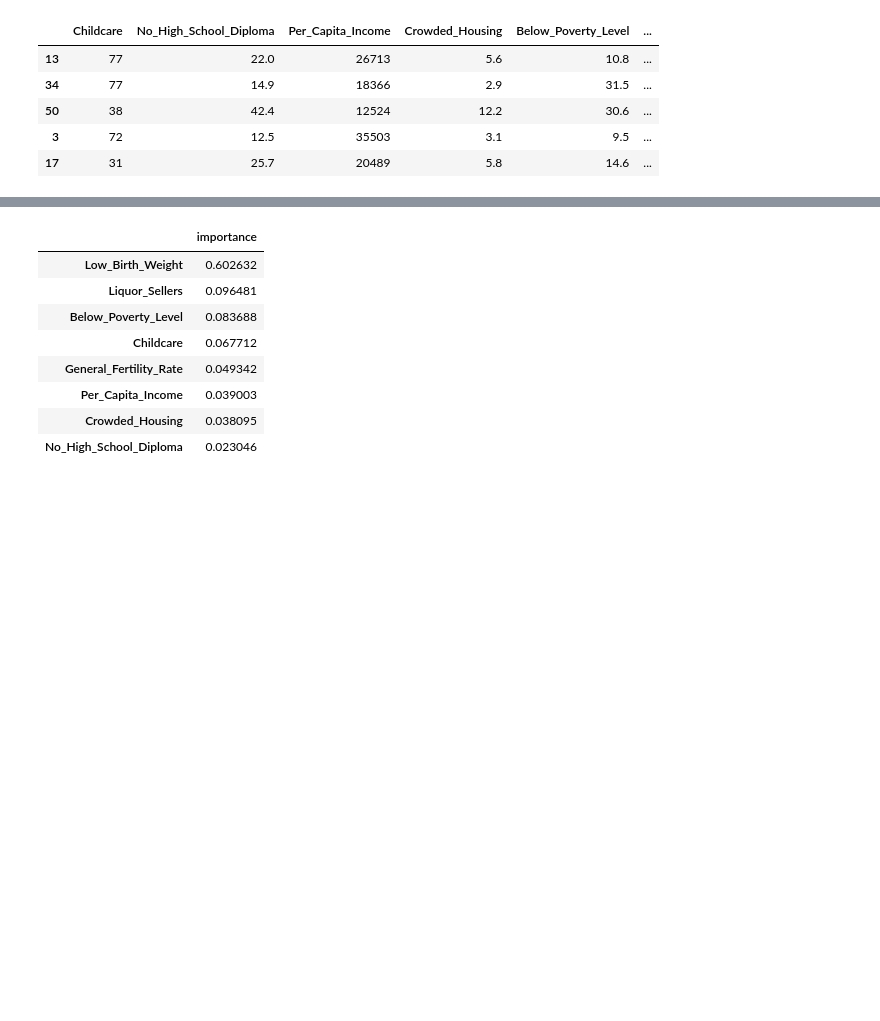
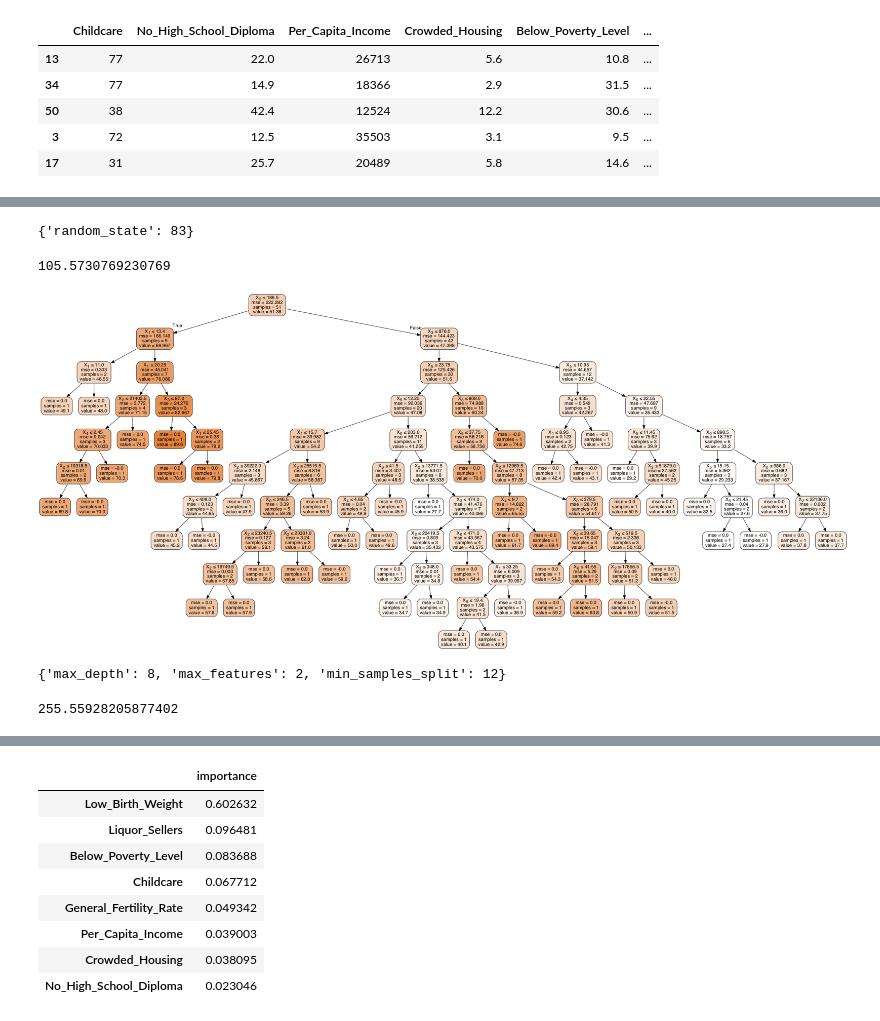
Before and after one commit to adithyansubramanian/Springboard_Capstone_project_1, a Jupyter notebook: Capstone_project_1_Machine_learning.ipynb, the cells around one changed output, grey strips where cells are left out. Saved outputs shown, nothing was run; the diff lists cells and outputs as text; code cells hidden in the pictures; blank space fills up the shorter version.

Commit message:
Add files via upload
Lung cancer decision tree with optimized parameters.

```diff
--- a/Capstone_project_1_Machine_learning.ipynb
+++ b/Capstone_project_1_Machine_learning.ipynb
@@ -267,0 +268,32 @@ Image(graph.create_png())
+# %%
+from sklearn.model_selection import GridSearchCV
+param_grid = {
+    'random_state': list(range(0,100))
+}
+
+grid_search = GridSearchCV(estimator = clf_LDT, param_grid = param_grid)
+# %%
+grid_search.fit(LX_train, Ly_train)
+grid_search.best_params_
+# %% [output]
+{'random_state': 83}
+# %%
+clf_LDT = DecisionTreeRegressor(random_state = 83)
+clf_LDT = clf_LDT.fit(LX_train, Ly_train)
+Ly_pred = clf_LDT.predict(LX_test)
+print(mean_squared_error(Ly_test, Ly_pred))
+# %% [output]
+105.5730769230769
+# %%
+from sklearn.externals.six import StringIO
+from IPython.display import Image
+from sklearn.tree import export_graphviz
+import pydotplus
+dot_data = StringIO()
+export_graphviz(clf_LDT, out_file=dot_data,
+                filled=True, rounded=True,
+                special_characters=True)
+graph = pydotplus.graph_from_dot_data(dot_data.getvalue())
+Image(graph.create_png())
+# %% [output]
+[figure, added]
@@ -267,0 +308,12 @@ Image(graph.create_png())
+# %%
+grid_search.fit(LX_train, Ly_train)
+grid_search.best_params_
+# %% [output]
+{'max_depth': 8, 'max_features': 2, 'min_samples_split': 12}
+# %%
+clf_LDT = DecisionTreeRegressor(max_depth=2, max_features=2, min_samples_split = 2, random_state = 83)
+clf_LDT = clf_LDT.fit(LX_train, Ly_train)
+Ly_pred = clf_LDT.predict(LX_test)
+print(mean_squared_error(Ly_test, Ly_pred))
+# %% [output]
+255.55928205877402
```
Also changed, not shown: parts of 10 cells of this notebook.
